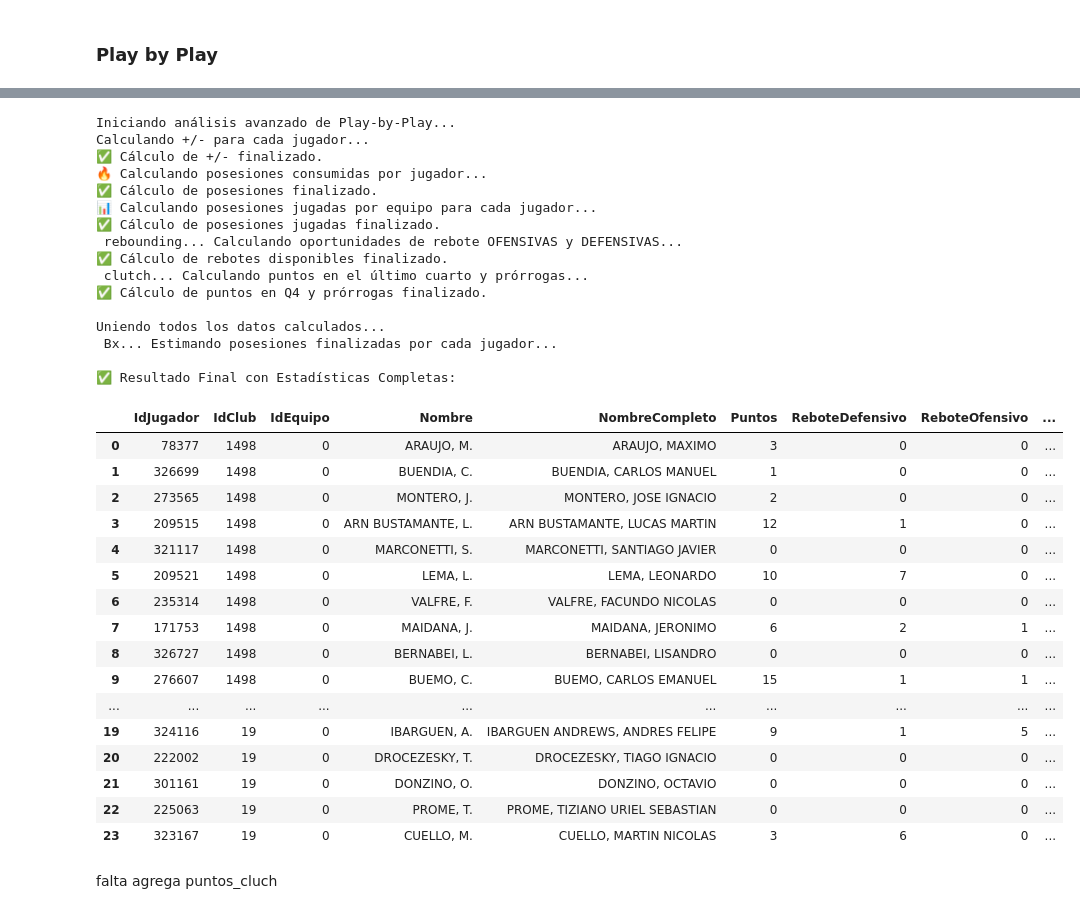
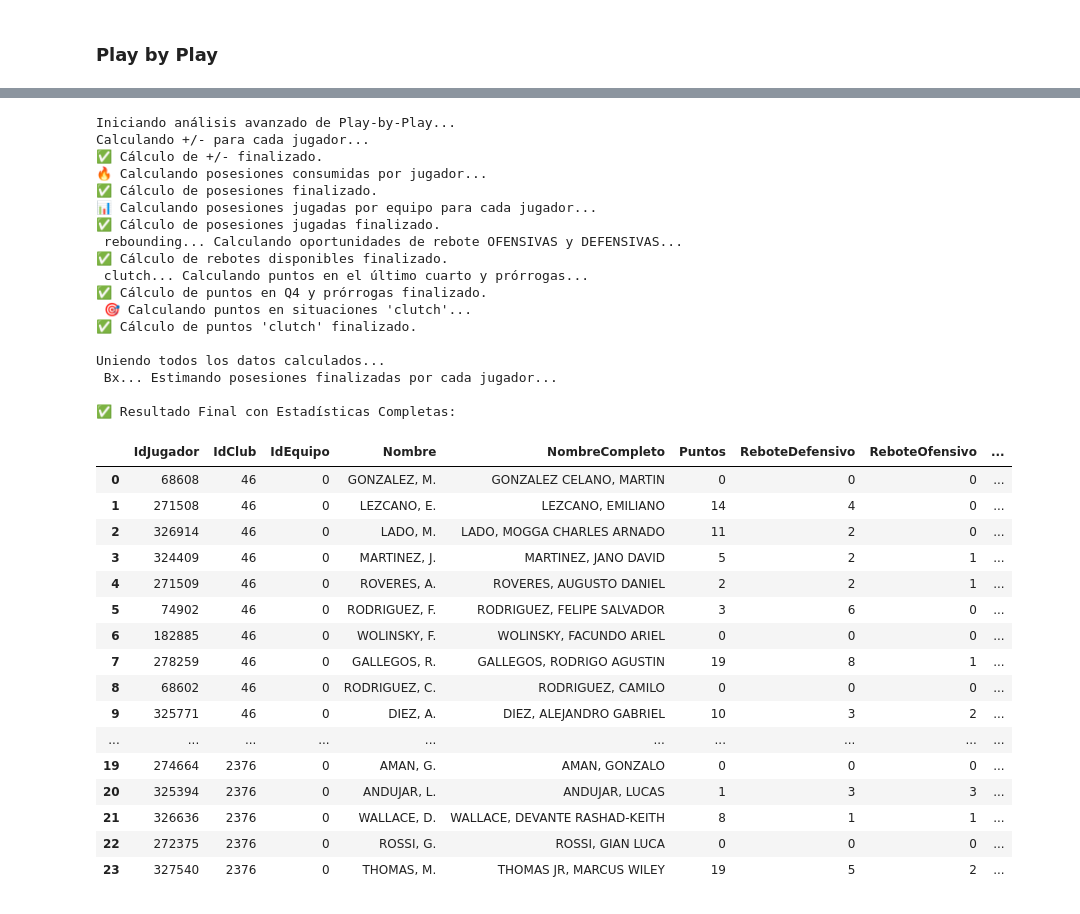
Before and after one commit to RomanLanda11/lnb-web-scraping, a Jupyter notebook: notebook/poc_scrapping.ipynb, the cells around one changed output, grey strips where cells are left out. Cells and saved outputs as stored; diff of their text form; code cells hidden in the pictures.

Commit message:
puntos cluch agregado y check

```diff
--- a/notebook/poc_scrapping.ipynb
+++ b/notebook/poc_scrapping.ipynb
@@ -103,3 +103,8 @@ import json # Box score
 import time # Box score
 # %% [markdown]
 ### Mapa de tiro
+# %%
+# 1. Define la clave exacta del partido que querés buscar
+partido_key = 'FERRO vs PEÑAROL (MDP) (009/10/2024 20:00)'
+partido_info = match_data[partido_key]
+partido_info
@@ -123,8 +134,11 @@ try:
         raise ValueError("El diccionario 'match_data' está vacío o no ha sido creado. No se puede continuar.")
 
     # Obtener la clave del primer partido
-    primer_partido_key = list(match_data.keys())[0]
-    partido_info = match_data[primer_partido_key]
+    # primer_partido_key = list(match_data.keys())[0]
+    # partido_info = match_data[primer_partido_key]
+
+    partido_key = 'FERRO vs PEÑAROL (MDP) (009/10/2024 20:00)'
+    partido_info = match_data[partido_key]
 
     # Guardar el enlace y los nombres de los equipos
     primer_link = partido_info["link_estadisticas"]
@@ -251,8 +265,11 @@ all_player_stats = []
 driver = None
 
 try:
-    primer_partido_key = list(match_data.keys())[0]  # Obtener el último partido del diccionario
-    primer_link = match_data[primer_partido_key]["link_estadisticas"]
+    # primer_partido_key = list(match_data.keys())[0]  # Obtener el último partido del diccionario
+    # primer_link = match_data[primer_partido_key]["link_estadisticas"]
+
+    partido_key = 'FERRO vs PEÑAROL (MDP) (009/10/2024 20:00)'
+    partido_info = match_data[partido_key]["link_estadisticas"]
     print(f"El enlace del partido es: {primer_link}")
 
     # --- Parte 1: NAVEGACIÓN CON SELENIUM (YA FUNCIONA CORRECTAMENTE) ---
@@ -421,7 +438,10 @@ driver = None
 
 try:
     # Asumiendo que 'match_data' ya fue creada
-    partido_key = list(match_data.keys())[0]
+    # partido_key = list(match_data.keys())[0]
+    # partido_link = match_data[partido_key]["link_estadisticas"]
+
+    partido_key = 'FERRO vs PEÑAROL (MDP) (009/10/2024 20:00)'
     partido_link = match_data[partido_key]["link_estadisticas"]
     print(f"El enlace del partido es: {partido_link}")
 
@@ -964,65 +1050,69 @@ try:
     df_posesiones_jugadas = contar_posesiones_jugadas_por_equipo(df_sorted.copy(), df_box_scores.copy(), player_to_team_map)
     df_rebotes_disponibles = calcular_rebotes_disponibles(df_sorted.copy(), df_box_scores.copy(), player_to_team_map)
     df_puntos_q4 = calcular_puntos_ultimo_cuarto(df_acciones_final.copy(), df_box_scores.copy())
+    df_puntos_clutch = calcular_puntos_clutch(df_acciones_final.copy(), df_box_scores.copy())
 
     # --- UNIR ESTADÍSTICAS AVANZADAS ---
     print("\nUniendo todos los datos calculados...")
     resultado_final = df_box_scores.copy()
 
-    lista_de_stats = [df_plus_minus, df_posesiones_consumidas, df_posesiones_jugadas, df_rebotes_disponibles, df_puntos_q4]
+    lista_de_stats = [df_plus_minus, df_posesiones_consumidas, df_posesiones_jugadas,
+                      df_rebotes_disponibles, df_puntos_q4, df_puntos_clutch]
 
     for df_stat in lista_de_stats:
         df_stat.rename(columns={'jugador': 'NombreCompleto'}, inplace=True)
         resultado_final = pd.merge(resultado_final, df_stat, on='NombreCompleto', how='left')
 
-    cols_a_rellenar = ['plus_minus', 'posesiones_consumidas', 'posesiones_jugadas', 'reb_of_disp', 'reb_def_disp', 'puntos_q4']
+    # Nota: Asegúrate que el nombre 'puntos_q4_y_prorroga' coincida con el que devuelve tu función.
+    cols_a_rellenar = ['plus_minus', 'posesiones_consumidas', 'posesiones_jugadas',
+                       'reb_of_disp', 'reb_def_disp', 'puntos_q4_y_prorroga', 'puntos_clutch']
     for col in cols_a_rellenar:
         if col in resultado_final.columns:
             resultado_final[col] = resultado_final[col].fillna(0).astype(int)
 
     resultado_final = calcular_posesiones_individuales(resultado_final)
 
     # --- MOSTRAR RESULTADO FINAL ---
     print("\n✅ Resultado Final con Estadísticas Completas:")
     display(resultado_final)
 
 except Exception as e:
     import traceback
     print(f"\n❌ Ocurrió un error en el script de análisis: {e}")
     traceback.print_exc()
 # %% [output]
 Iniciando análisis avanzado de Play-by-Play...
 Calculando +/- para cada jugador...
 ✅ Cálculo de +/- finalizado.
 🔥 Calculando posesiones consumidas por jugador...
 ✅ Cálculo de posesiones finalizado.
 📊 Calculando posesiones jugadas por equipo para cada jugador...
 ✅ Cálculo de posesiones jugadas finalizado.
  rebounding... Calculando oportunidades de rebote OFENSIVAS y DEFENSIVAS...
 ✅ Cálculo de rebotes disponibles finalizado.
  clutch... Calculando puntos en el último cuarto y prórrogas...
 ✅ Cálculo de puntos en Q4 y prórrogas finalizado.
+ 🎯 Calculando puntos en situaciones 'clutch'...
+✅ Cálculo de puntos 'clutch' finalizado.
 
 Uniendo todos los datos calculados...
  Bx... Estimando posesiones finalizadas por cada jugador...
 
 ✅ Resultado Final con Estadísticas Completas:
 |  | IdJugador | IdClub | IdEquipo | Nombre | NombreCompleto | Puntos | ReboteDefensivo | ReboteOfensivo | ... |
-| 0 | 78377 | 1498 | 0 | ARAUJO, M. | ARAUJO, MAXIMO | 3 | 0 | 0 | ... |
-| 1 | 326699 | 1498 | 0 | BUENDIA, C. | BUENDIA, CARLOS MANUEL | 1 | 0 | 0 | ... |
-| 2 | 273565 | 1498 | 0 | MONTERO, J. | MONTERO, JOSE IGNACIO | 2 | 0 | 0 | ... |
-| 3 | 209515 | 1498 | 0 | ARN BUSTAMANTE, L. | ARN BUSTAMANTE, LUCAS MARTIN | 12 | 1 | 0 | ... |
-| 4 | 321117 | 1498 | 0 | MARCONETTI, S. | MARCONETTI, SANTIAGO JAVIER | 0 | 0 | 0 | ... |
-| 5 | 209521 | 1498 | 0 | LEMA, L. | LEMA, LEONARDO | 10 | 7 | 0 | ... |
-| 6 | 235314 | 1498 | 0 | VALFRE, F. | VALFRE, FACUNDO NICOLAS | 0 | 0 | 0 | ... |
-| 7 | 171753 | 1498 | 0 | MAIDANA, J. | MAIDANA, JERONIMO | 6 | 2 | 1 | ... |
-| 8 | 326727 | 1498 | 0 | BERNABEI, L. | BERNABEI, LISANDRO | 0 | 0 | 0 | ... |
-| 9 | 276607 | 1498 | 0 | BUEMO, C. | BUEMO, CARLOS EMANUEL | 15 | 1 | 1 | ... |
+| 0 | 68608 | 46 | 0 | GONZALEZ, M. | GONZALEZ CELANO, MARTIN | 0 | 0 | 0 | ... |
+| 1 | 271508 | 46 | 0 | LEZCANO, E. | LEZCANO, EMILIANO | 14 | 4 | 0 | ... |
+| 2 | 326914 | 46 | 0 | LADO, M. | LADO, MOGGA CHARLES ARNADO | 11 | 2 | 0 | ... |
+| 3 | 324409 | 46 | 0 | MARTINEZ, J. | MARTINEZ, JANO DAVID | 5 | 2 | 1 | ... |
+| 4 | 271509 | 46 | 0 | ROVERES, A. | ROVERES, AUGUSTO DANIEL | 2 | 2 | 1 | ... |
+| 5 | 74902 | 46 | 0 | RODRIGUEZ, F. | RODRIGUEZ, FELIPE SALVADOR | 3 | 6 | 0 | ... |
+| 6 | 182885 | 46 | 0 | WOLINSKY, F. | WOLINSKY, FACUNDO ARIEL | 0 | 0 | 0 | ... |
+| 7 | 278259 | 46 | 0 | GALLEGOS, R. | GALLEGOS, RODRIGO AGUSTIN | 19 | 8 | 1 | ... |
+| 8 | 68602 | 46 | 0 | RODRIGUEZ, C. | RODRIGUEZ, CAMILO | 0 | 0 | 0 | ... |
+| 9 | 325771 | 46 | 0 | DIEZ, A. | DIEZ, ALEJANDRO GABRIEL | 10 | 3 | 2 | ... |
 | ... | ... | ... | ... | ... | ... | ... | ... | ... | ... |
-| 19 | 324116 | 19 | 0 | IBARGUEN, A. | IBARGUEN ANDREWS, ANDRES FELIPE | 9 | 1 | 5 | ... |
-| 20 | 222002 | 19 | 0 | DROCEZESKY, T. | DROCEZESKY, TIAGO IGNACIO | 0 | 0 | 0 | ... |
-| 21 | 301161 | 19 | 0 | DONZINO, O. | DONZINO, OCTAVIO | 0 | 0 | 0 | ... |
-| 22 | 225063 | 19 | 0 | PROME, T. | PROME, TIZIANO URIEL SEBASTIAN | 0 | 0 | 0 | ... |
-| 23 | 323167 | 19 | 0 | CUELLO, M. | CUELLO, MARTIN NICOLAS | 3 | 6 | 0 | ... |
+| 19 | 274664 | 2376 | 0 | AMAN, G. | AMAN, GONZALO | 0 | 0 | 0 | ... |
+| 20 | 325394 | 2376 | 0 | ANDUJAR, L. | ANDUJAR, LUCAS | 1 | 3 | 3 | ... |
+| 21 | 326636 | 2376 | 0 | WALLACE, D. | WALLACE, DEVANTE RASHAD-KEITH | 8 | 1 | 1 | ... |
+| 22 | 272375 | 2376 | 0 | ROSSI, G. | ROSSI, GIAN LUCA | 0 | 0 | 0 | ... |
+| 23 | 327540 | 2376 | 0 | THOMAS, M. | THOMAS JR, MARCUS WILEY | 19 | 5 | 2 | ... |
-# %% [markdown]
-falta agrega puntos_cluch
```
Also changed, not shown: parts of 6 cells of this notebook.
